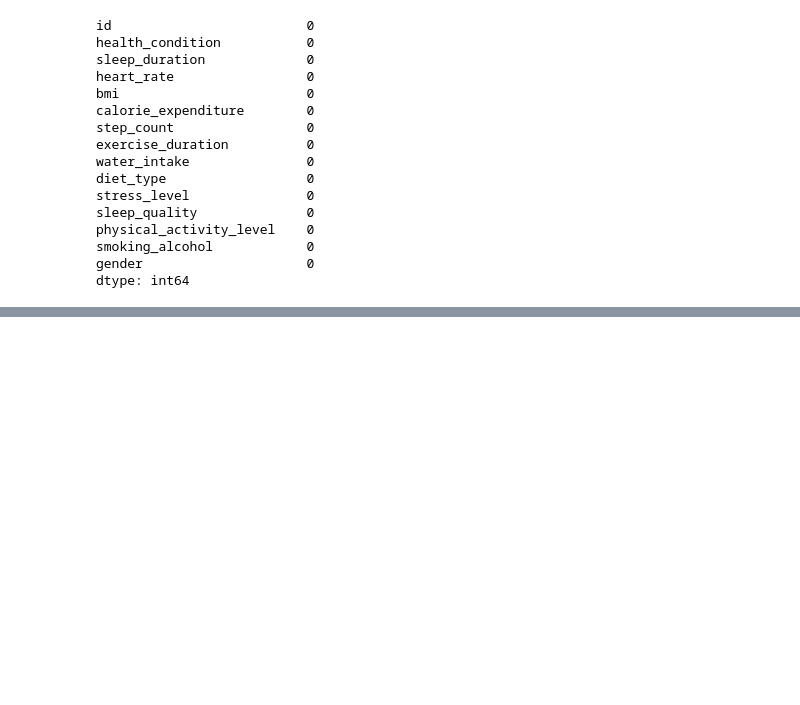
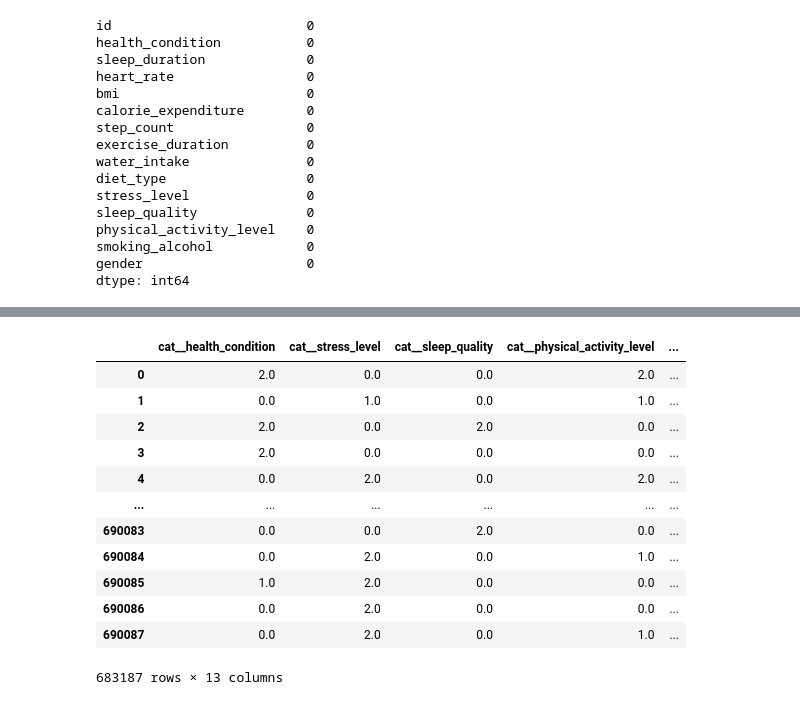
Before and after one commit to CharalamposZisis/Predicting-Student-Health-Risk, a Jupyter notebook: main.ipynb, the cells around one changed output, grey strips where cells are left out. Saved outputs shown, nothing was run; the diff lists cells and outputs as text; code cells hidden in the pictures; blank space fills up the shorter version.

```diff
--- a/main.ipynb
+++ b/main.ipynb
@@ -120,0 +189,16 @@ dtype: int64
+# %%
+train_df_prepared
+# %% [output]
+|  | cat__health_condition | cat__stress_level | cat__sleep_quality | cat__physical_activity_level | ... |
+| 0 | 2.0 | 0.0 | 0.0 | 2.0 | ... |
+| 1 | 0.0 | 1.0 | 0.0 | 1.0 | ... |
+| 2 | 2.0 | 0.0 | 2.0 | 0.0 | ... |
+| 3 | 2.0 | 0.0 | 0.0 | 0.0 | ... |
+| 4 | 0.0 | 2.0 | 0.0 | 2.0 | ... |
+| ... | ... | ... | ... | ... | ... |
+| 690083 | 0.0 | 0.0 | 2.0 | 0.0 | ... |
+| 690084 | 0.0 | 2.0 | 0.0 | 1.0 | ... |
+| 690085 | 1.0 | 2.0 | 0.0 | 0.0 | ... |
+| 690086 | 0.0 | 2.0 | 0.0 | 0.0 | ... |
+| 690087 | 0.0 | 2.0 | 0.0 | 1.0 | ... |
+683187 rows × 13 columns
```
Also changed, not shown: parts of 18 cells of this notebook, 4 other files.
